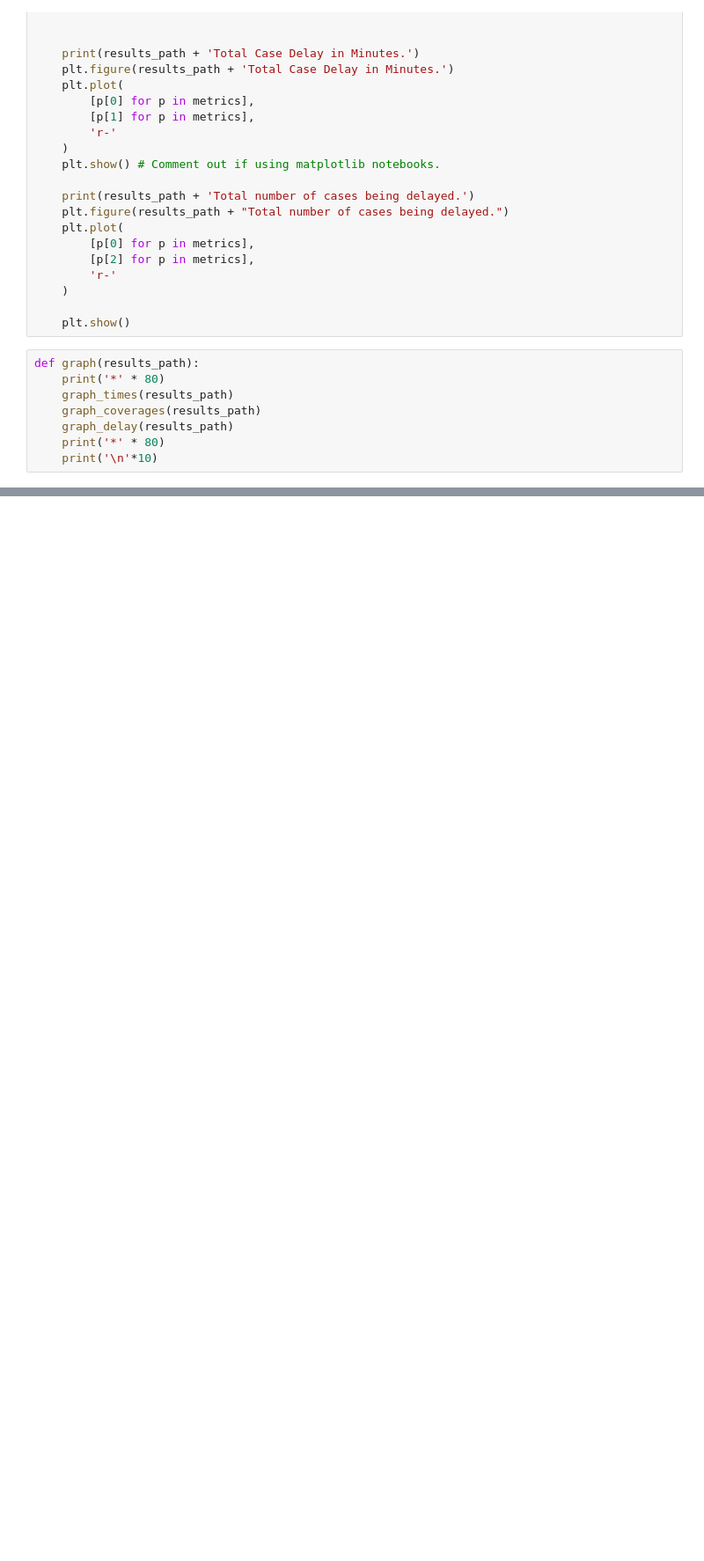
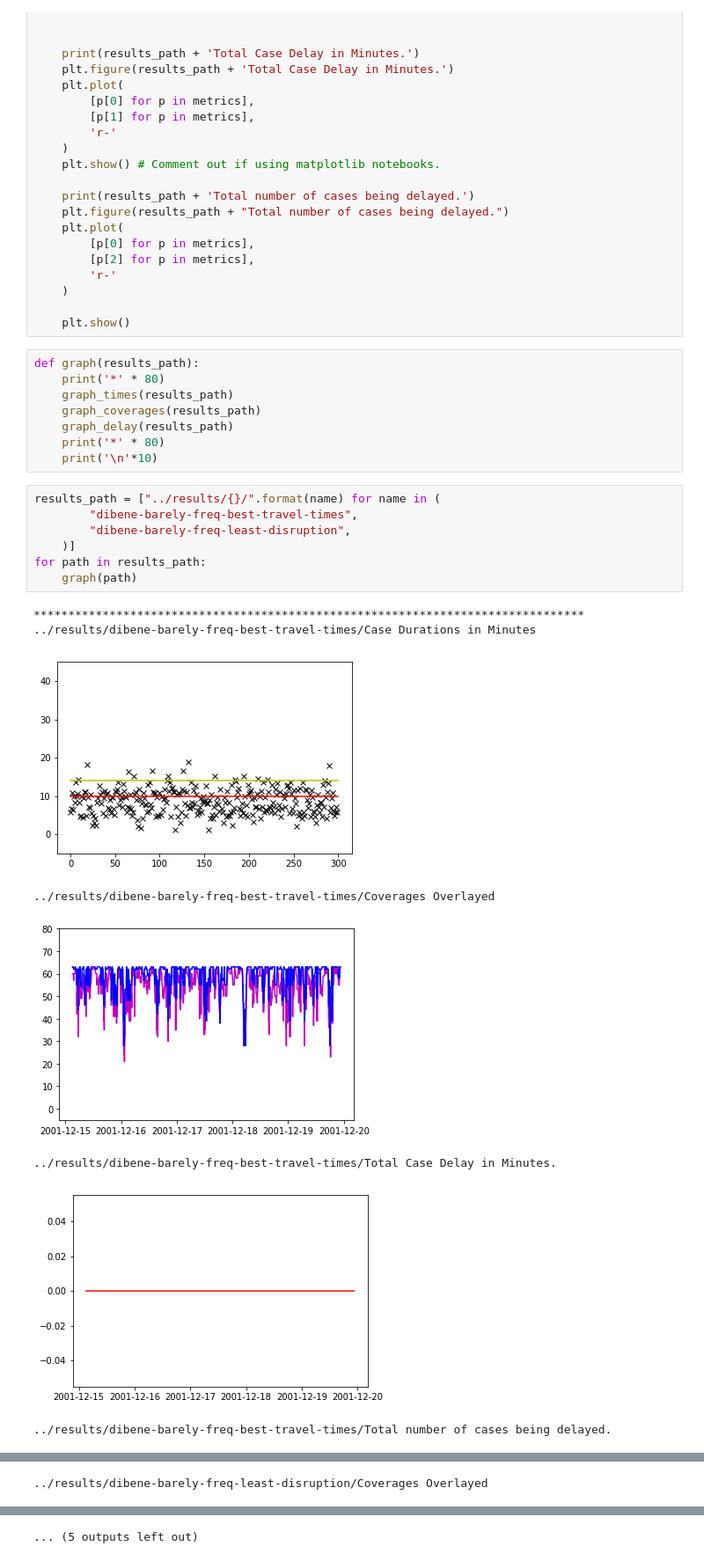
Before and after one commit to EMSTrack/Algorithms, a Jupyter notebook: analysis/multiple-graphs.ipynb, the cells around one changed output, grey strips where cells are left out. Shown at 88% size. Drawn from its saved outputs; the diff is of its cells as text; blank space fills up the shorter version.

```diff
--- a/analysis/multiple-graphs.ipynb
+++ b/analysis/multiple-graphs.ipynb
@@ -111,3 +111,19 @@ def graph(results_path):
     graph_delay(results_path)
     print('*' * 80)
     print('\n'*10)
+# %%
+results_path = ["../results/{}/".format(name) for name in (
+        "dibene-barely-freq-best-travel-times",
+        "dibene-barely-freq-least-disruption",
+    )]
+for path in results_path:
+    graph(path)
+# %% [output]
+********************************************************************************
+../results/dibene-barely-freq-best-travel-times/Case Durations in Minutes
+[figure, added]
+../results/dibene-barely-freq-best-travel-times/Coverages Overlayed
+[figure, added]
+../results/dibene-barely-freq-best-travel-times/Total Case Delay in Minutes.
+[figure, added]
+../results/dibene-barely-freq-best-travel-times/Total number of cases being delayed.
@@ -113,0 +146 @@ def graph(results_path):
+../results/dibene-barely-freq-least-disruption/Coverages Overlayed
@@ -114,3 +148,4 @@ def graph(results_path):
+... (5 outputs left out)
 # %%
 results_path = ["../results/{}/".format(name) for name in (
         "dibene-low-freq-best-travel-times",
```
Also changed, not shown: parts of 5 cells of this notebook, 2 other files.
